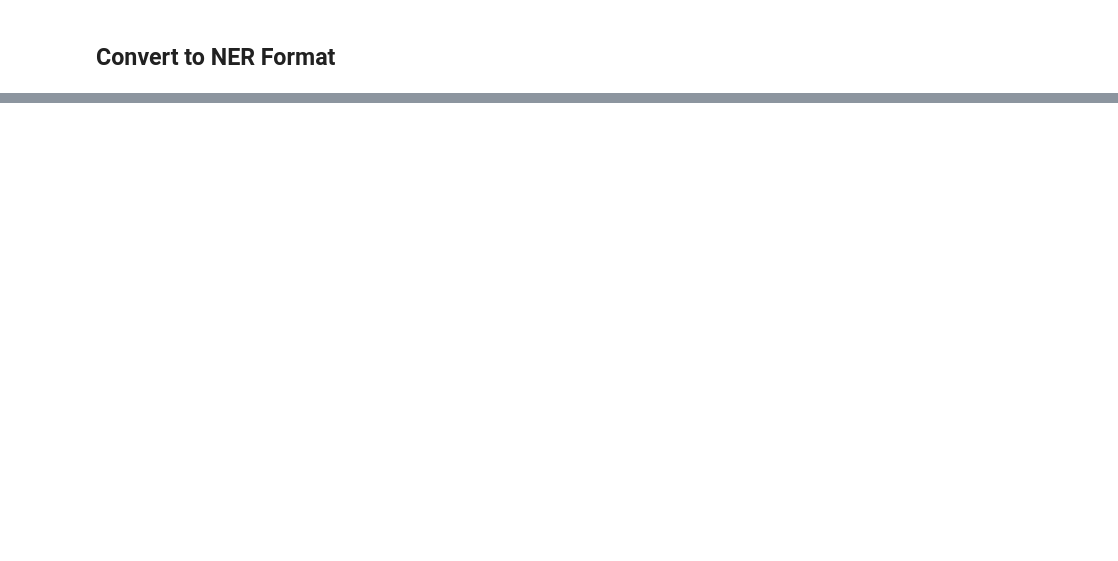
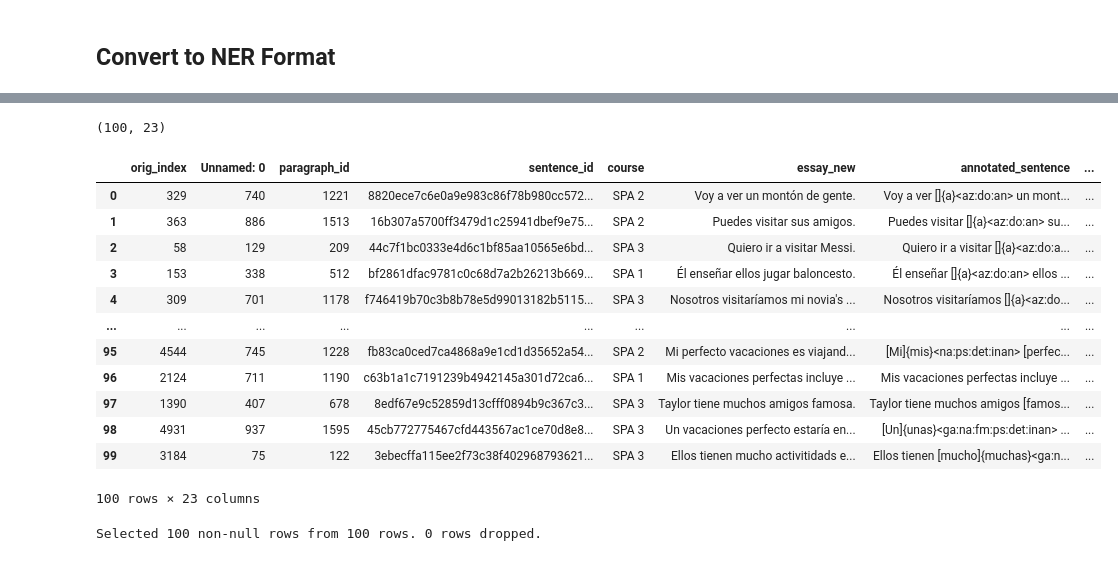
Before and after one commit to team-langbot/model_gec, a Jupyter notebook: gec_bert_data_prep.ipynb, the cells around one changed output, grey strips where cells are left out. Cells and saved outputs as stored; diff of their text form; code cells hidden in the pictures; blank space fills up the shorter version.

Commit message:
Added smaller dataset with evidence words annotated

```diff
--- a/gec_bert_data_prep.ipynb
+++ b/gec_bert_data_prep.ipynb
@@ -1183,0 +1308,4 @@ to_ner(args.GEC_DEV_CSV, args.GEC_DEV_NER)
+# %%
+df_errors_smaller[df_errors_smaller.evidence_index.map(len) > 0].shape
+# %% [output]
+(100, 23)
@@ -1183,0 +1314,33 @@ to_ner(args.GEC_DEV_CSV, args.GEC_DEV_NER)
+# %%
+# Reload the smaller dataset
+def load_smaller():
+    # Converters not working
+    df = pd.read_csv(args.PROCESSED_DATA_FOLDER + "/bert_small.csv", index_col=None, header=0)
+    # The source, target and correction_index cols are loaded as string version of lists. Convert them to actual lists.
+    df.source = df.apply(lambda row: eval(row.source), axis=1)
+    df.target = df.apply(lambda row: eval(row.target), axis=1)
+    df.correction_index = df.apply(lambda row: eval(row.correction_index), axis=1)
+    df.evidence_index = df.apply(lambda row: eval(row.evidence_index), axis=1)
+    df.predicted_parsing_order = df.apply(lambda row: eval(row.predicted_parsing_order), axis=1)
+    return df
+
+df_errors_smaller = load_smaller()
+df_errors_smaller
+# %% [output]
+|  | orig_index | Unnamed: 0 | paragraph_id | sentence_id | course | essay_new | annotated_sentence | ... |
+| 0 | 329 | 740 | 1221 | 8820ece7c6e0a9e983c86f78b980cc572... | SPA 2 | Voy a ver un montón de gente. | Voy a ver []{a}<az:do:an> un mont... | ... |
+| 1 | 363 | 886 | 1513 | 16b307a5700ff3479d1c25941dbef9e75... | SPA 2 | Puedes visitar sus amigos. | Puedes visitar []{a}<az:do:an> su... | ... |
+| 2 | 58 | 129 | 209 | 44c7f1bc0333e4d6c1bf85aa10565e6bd... | SPA 3 | Quiero ir a visitar Messi. | Quiero ir a visitar []{a}<az:do:a... | ... |
+| 3 | 153 | 338 | 512 | bf2861dfac9781c0c68d7a2b26213b669... | SPA 1 | Él enseñar ellos jugar baloncesto. | Él enseñar []{a}<az:do:an> ellos ... | ... |
+| 4 | 309 | 701 | 1178 | f746419b70c3b8b78e5d99013182b5115... | SPA 3 | Nosotros visitaríamos mi novia's ... | Nosotros visitaríamos []{a}<az:do... | ... |
+| ... | ... | ... | ... | ... | ... | ... | ... | ... |
+| 95 | 4544 | 745 | 1228 | fb83ca0ced7ca4868a9e1cd1d35652a54... | SPA 2 | Mi perfecto vacaciones es viajand... | [Mi]{mis}<na:ps:det:inan> [perfec... | ... |
+| 96 | 2124 | 711 | 1190 | c63b1a1c7191239b4942145a301d72ca6... | SPA 1 | Mis vacaciones perfectas incluye ... | Mis vacaciones perfectas incluye ... | ... |
+| 97 | 1390 | 407 | 678 | 8edf67e9c52859d13cfff0894b9c367c3... | SPA 3 | Taylor tiene muchos amigos famosa. | Taylor tiene muchos amigos [famos... | ... |
+| 98 | 4931 | 937 | 1595 | 45cb772775467cfd443567ac1ce70d8e8... | SPA 3 | Un vacaciones perfecto estaría en... | [Un]{unas}<ga:na:fm:ps:det:inan> ... | ... |
+| 99 | 3184 | 75 | 122 | 3ebecffa115ee2f73c38f402968793621... | SPA 3 | Ellos tienen mucho activitidads e... | Ellos tienen [mucho]{muchas}<ga:n... | ... |
+100 rows × 23 columns
+# %%
+export_as_json(df_errors_smaller, args.small_dataset.GEC_TRAIN_CSV, args.small_dataset.GEC_TEST_CSV, args.small_dataset.GEC_DEV_CSV)
+# %% [output]
+Selected 100 non-null rows from 100 rows. 0 rows dropped.
```
Also changed, not shown: parts of 31 cells of this notebook, 25 other files.
